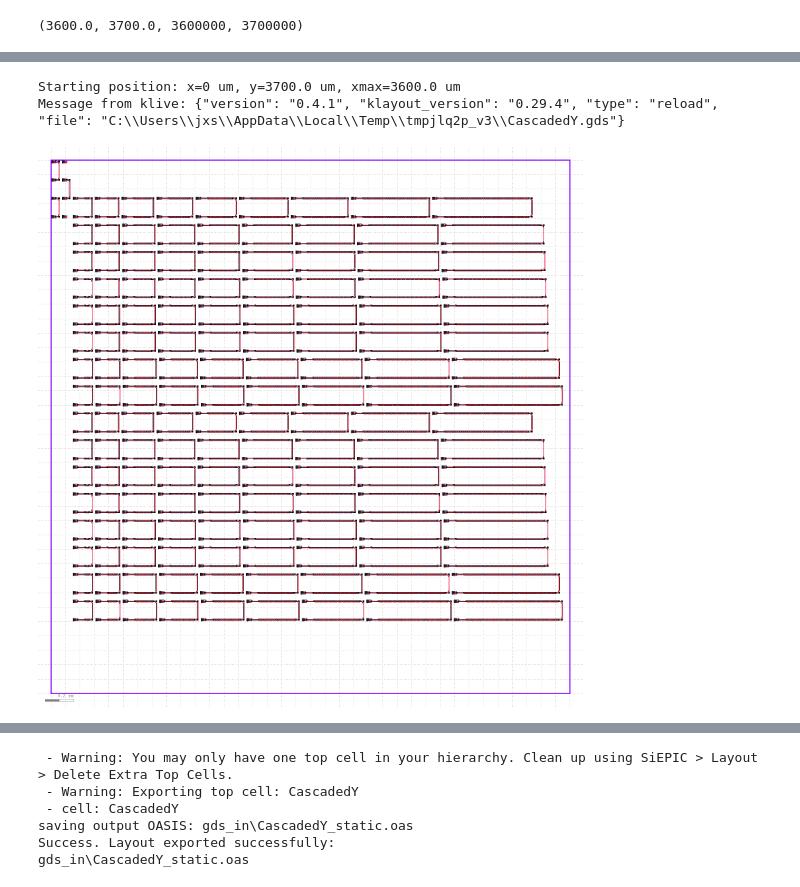
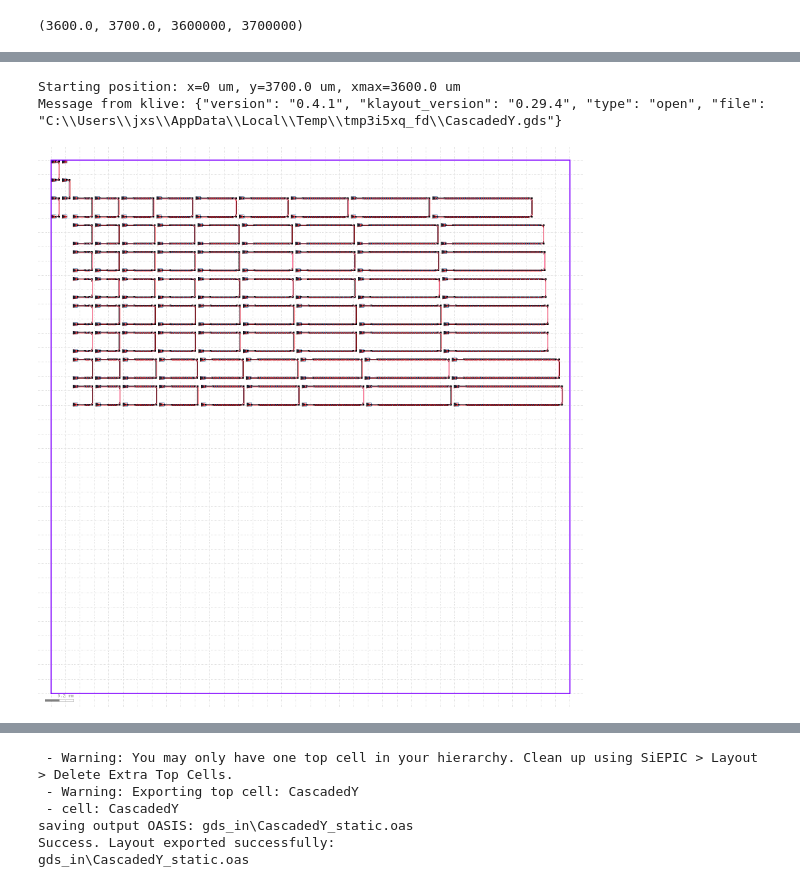
Before and after one commit to songjinx33/SiEPIC-Klayout-in-VSCode, a Jupyter notebook: floorplan_2603/ybranch_cascaded.ipynb, the cells around one changed output, grey strips where cells are left out. Cells and saved outputs as stored; diff of their text form; code cells hidden in the pictures.

```diff
--- a/floorplan_2603/ybranch_cascaded.ipynb
+++ b/floorplan_2603/ybranch_cascaded.ipynb
@@ -860,7 +860,7 @@ device_cell_name_sequence = [
 ]
 x_initial = x
 
-N_repeat = 2
+N_repeat = 1#2
 N_cascaded_sequence = [1, 2, 4, 5, 6, 8, 10, 15, 20]
 r =1
 for r in range(1, N_repeat + 1):
@@ -887,35 +887,35 @@ for r in range(1, N_repeat + 1):
                 row_spacing=None,
                 first_dev_dx=50.0,
                 chain_dx=50.0,
             )
 
         # x, y, xmax = ArbSplitter_cascaded(
         #     x_pos_GC=x,
         #     y_pos_GC=y,
         #     cellname=cellname,
         #     device_label=label,
         #     xmax=xmax,
         #     num_gc=None,                  # or another number you want
         #     device_cell_name=dev_name,
         #     device_library=lib_name,
         #     device_params=None,
         #     device_rotation=pya.Trans.R0,
         #     device_x=None,
         #     device_y=None,
         #     gc_ports=None,
         #     wg_type=None,
         #     x_spacing=20.0,
         #     row_spacing=None,
         #     routing_to_device=None,
         #     routing_from_device=None,
         # )
 
 top_cell.show()
 top_cell.plot()
 # %% [output]
 Starting position: x=0 um, y=3700.0 um, xmax=3600.0 um
-Message from klive: {"version": "0.4.1", "klayout_version": "0.29.4", "type": "reload", "file": "C:\\Users\\jxs\\AppData\\Local\\Temp\\tmpjlq2p_v3\\CascadedY.gds"}
+Message from klive: {"version": "0.4.1", "klayout_version": "0.29.4", "type": "open", "file": "C:\\Users\\jxs\\AppData\\Local\\Temp\\tmp3i5xq_fd\\CascadedY.gds"}
-[figure, old version]
+[figure, new version]
 # %%
 
 # Generate right-side loopback alignment structures at the same y as left-side
```
Also changed, not shown: parts of 4 cells of this notebook, 22 other files.
